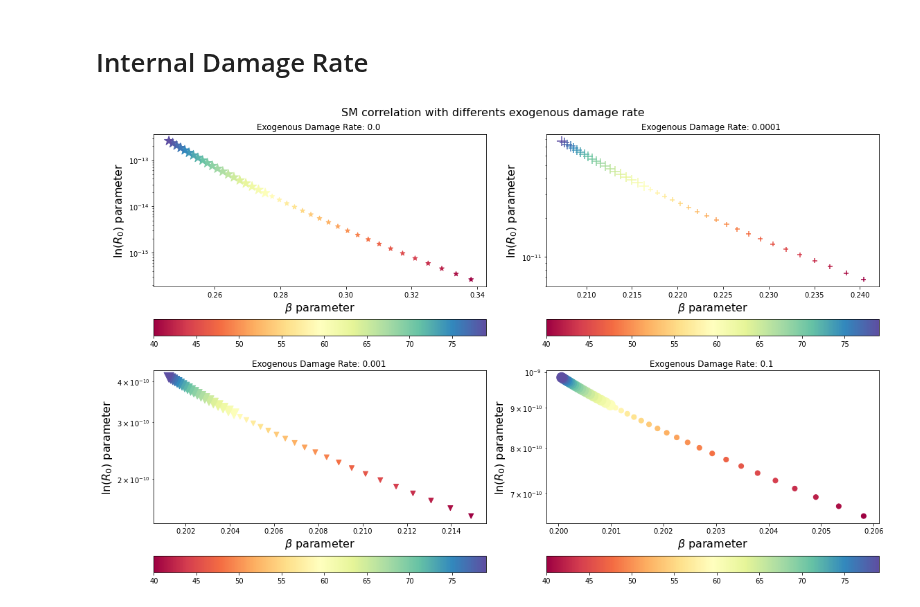
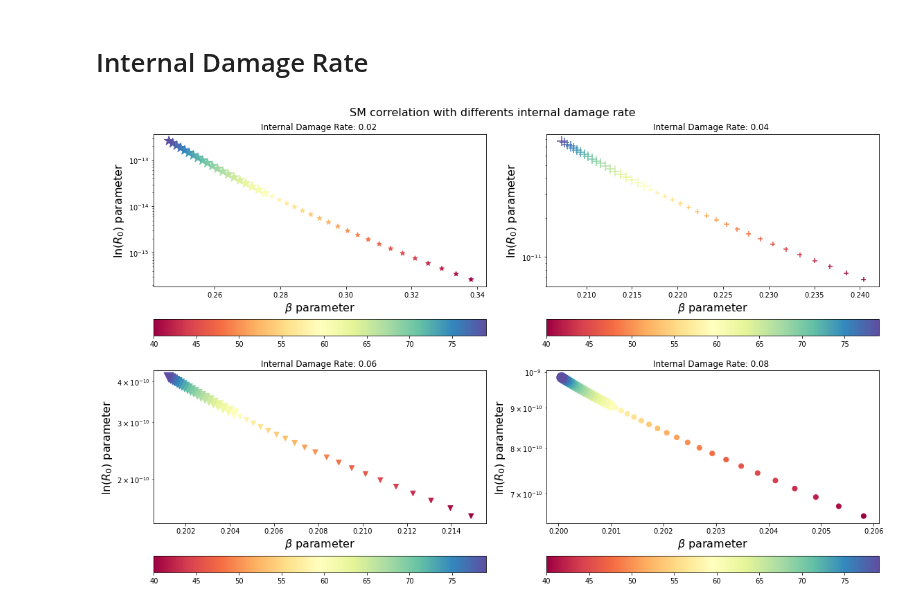
Before and after one commit to Rafther0112/Human_Aging_Research, a Jupyter notebook: FIT_Gompertz_Law/SM_correlation_modelo_final.ipynb, the cells around one changed output. Cells and saved outputs as stored; diff of their text form; code cells hidden in the pictures.

```diff
--- a/FIT_Gompertz_Law/SM_correlation_modelo_final.ipynb
+++ b/FIT_Gompertz_Law/SM_correlation_modelo_final.ipynb
@@ -149,7 +149,7 @@ for internal_damage_rate in internal_damage_rate_steps:
 # %%
 # Crear el subplot con 2 filas y 2 columnas
 plt.figure(figsize=(16,10))
-plt.suptitle(r"SM correlation with differents exogenous damage rate", fontsize= 16)
+plt.suptitle(r"SM correlation with differents internal damage rate", fontsize= 16)
 
 sizes = [50,200]
 markers = ["*", "+", "v", "o"]
@@ -162,7 +162,7 @@ colors2 = plt.cm.Spectral(A_values_2 / max(A_values_2))  # Normalize A_values be
 plt.subplot(2, 2, 1)
 plt.scatter(parametro_beta[0][40:60], parametro_R[0][40:60], color = colors2[0:20], marker= markers[0], s = sizes[0])
 plt.scatter(parametro_beta[0][60:80], parametro_R[0][60:80], color = colors2[20:40], marker= markers[0], s = sizes[1])
-plt.title(f'Exogenous Damage Rate: {exogenous_damage_rate_steps_modification[0]} ')
+plt.title(f'Internal Damage Rate: {internal_damage_rate_steps[0]} ')
 #plt.xlim(0.18, 0.85)
 plt.yscale("log")
 #plt.xlim(0.199, 0.206)
@@ -173,38 +173,38 @@ cbar2 = plt.colorbar(sm2, orientation = "horizontal")
 plt.subplot(2, 2, 2)
 plt.scatter(parametro_beta[1][40:60], parametro_R[1][40:60], color = colors2[0:20], marker= markers[1], s = sizes[0])
 plt.scatter(parametro_beta[1][60:80], parametro_R[1][60:80], color = colors2[20:40], marker= markers[1], s = sizes[1])
-plt.title(f'Exogenous Damage Rate: {exogenous_damage_rate_steps_modification[1]} ')
+plt.title(f'Internal Damage Rate: {internal_damage_rate_steps[1]} ')
 #plt.xlim(0.18, 0.85)
 plt.yscale("log")
 #plt.xlim(0.199, 0.206)
 plt.xlabel(r"$\beta$ parameter", fontsize = 16)
 plt.ylabel(r"$\ln(R_0)$ parameter", fontsize = 16)
 cbar2 = plt.colorbar(sm2, orientation = "horizontal")
 
 plt.subplot(2, 2, 3)
 plt.scatter(parametro_beta[2][40:60], parametro_R[2][40:60], color = colors2[0:20], marker= markers[2], s = sizes[0])
 plt.scatter(parametro_beta[2][60:80], parametro_R[2][60:80], color = colors2[20:40], marker= markers[2], s = sizes[1])
-plt.title(f'Exogenous Damage Rate: {exogenous_damage_rate_steps_modification[2]} ')
+plt.title(f'Internal Damage Rate: {internal_damage_rate_steps[2]} ')
 #plt.xlim(0.18, 0.85)
 plt.yscale("log")
 #plt.xlim(0.199, 0.206)
 plt.xlabel(r"$\beta$ parameter", fontsize = 16)
 plt.ylabel(r"$\ln(R_0)$ parameter", fontsize = 16)
 cbar2 = plt.colorbar(sm2, orientation = "horizontal")
 
 plt.subplot(2, 2, 4)
 plt.scatter(parametro_beta[3][40:60], parametro_R[3][40:60], color = colors2[0:20], marker= markers[3], s = sizes[0])
 plt.scatter(parametro_beta[3][60:80], parametro_R[3][60:80], color = colors2[20:40], marker= markers[3], s = sizes[1])
-plt.title(f'Exogenous Damage Rate: {exogenous_damage_rate_steps_modification[3]} ')
+plt.title(f'Internal Damage Rate: {internal_damage_rate_steps[3]} ')
 #plt.xlim(0.18, 0.22)
 plt.yscale("log")
 #plt.xlim(0.199, 0.206)
 plt.xlabel(r"$\beta$ parameter", fontsize = 16)
 plt.ylabel(r"$\ln(R_0)$ parameter", fontsize = 16)
 cbar2 = plt.colorbar(sm2, orientation = "horizontal")
 
 # Ajustar diseño y mostrar el gráfico
 plt.tight_layout()
-#plt.savefig("SM_Correlation_different_Exogenous_Damage_Rate.jpg", dpi = 1000)
+plt.savefig("SM_Correlation_different_Internal_Damage_Rate.jpg", dpi = 1000)
 # %% [output]
-[figure, old version]
+[figure, new version]
```
Also changed, not shown: 1 other file.
